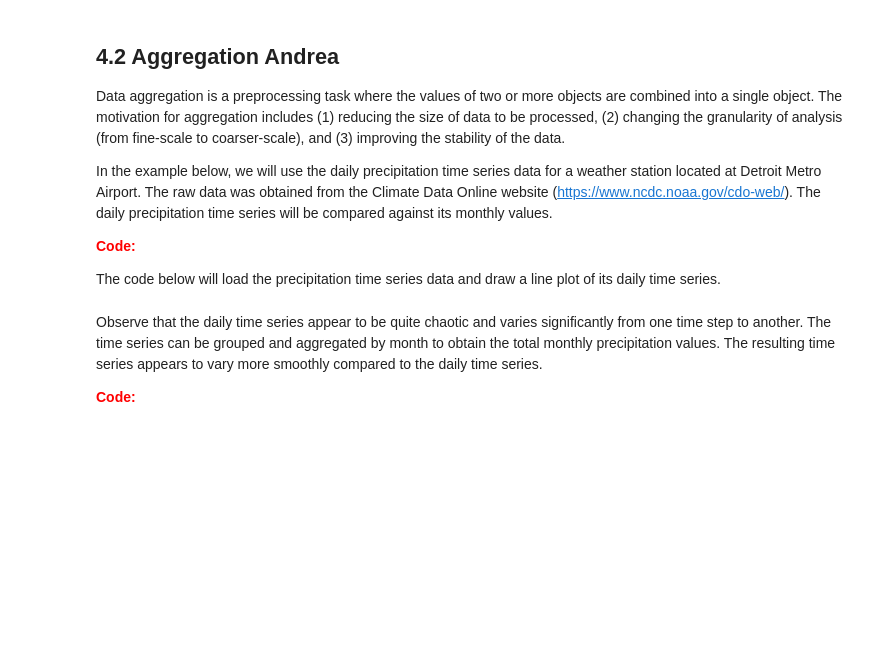
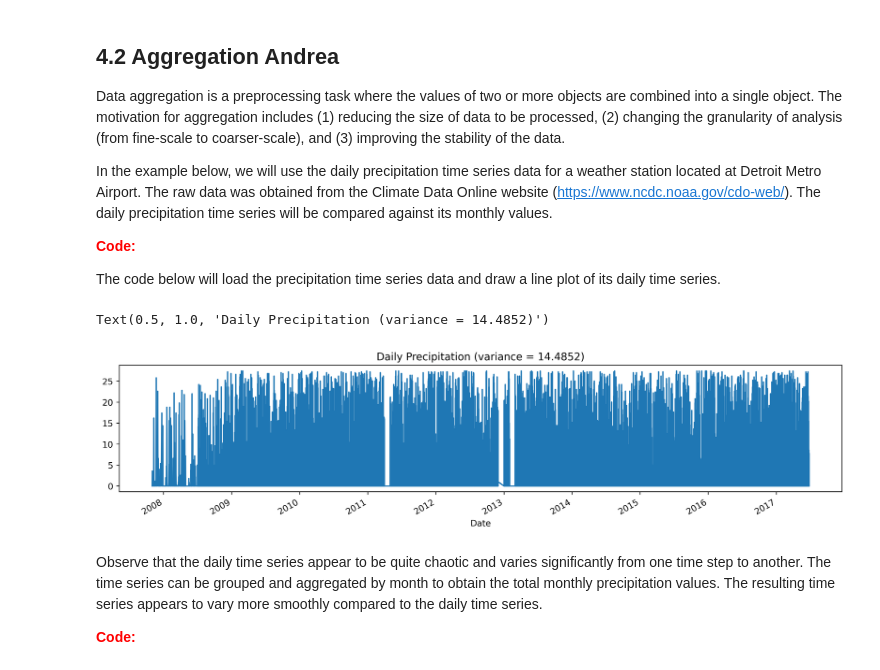
Before and after one commit to acmoral/ProyectoMineria, a Jupyter notebook: Preprocesamiento/preprocesamiento.ipynb, the cells around one changed output. Cells and saved outputs as stored; diff of their text form; code cells hidden in the pictures; blank space fills up the shorter version.

```diff
--- a/Preprocesamiento/preprocesamiento.ipynb
+++ b/Preprocesamiento/preprocesamiento.ipynb
@@ -196,11 +206,14 @@ In the example below, we will use the daily precipitation time series data for a
 
 The code below will load the precipitation time series data and draw a line plot of its daily time series.
 # %%
-daily = pd.read_csv('DTW_prec.csv', header='infer')
-daily.index = pd.to_datetime(daily['DATE'])
-daily = daily['PRCP']
+daily = data_without_outliers.copy()
+daily.index = pd.to_datetime(daily['Date'])
+daily = daily['Rainfall']
 ax = daily.plot(kind='line',figsize=(15,3))
 ax.set_title('Daily Precipitation (variance = %.4f)' % (daily.var()))
+# %% [output]
+Text(0.5, 1.0, 'Daily Precipitation (variance = 14.4852)')
+[figure, added]
 # %% [markdown]
 Observe that the daily time series appear to be quite chaotic and varies significantly from one time step to another. The time series can be grouped and aggregated by month to obtain the total monthly precipitation values. The resulting time series appears to vary more smoothly compared to the daily time series.
 
```
Also changed, not shown: parts of 6 cells of this notebook.
